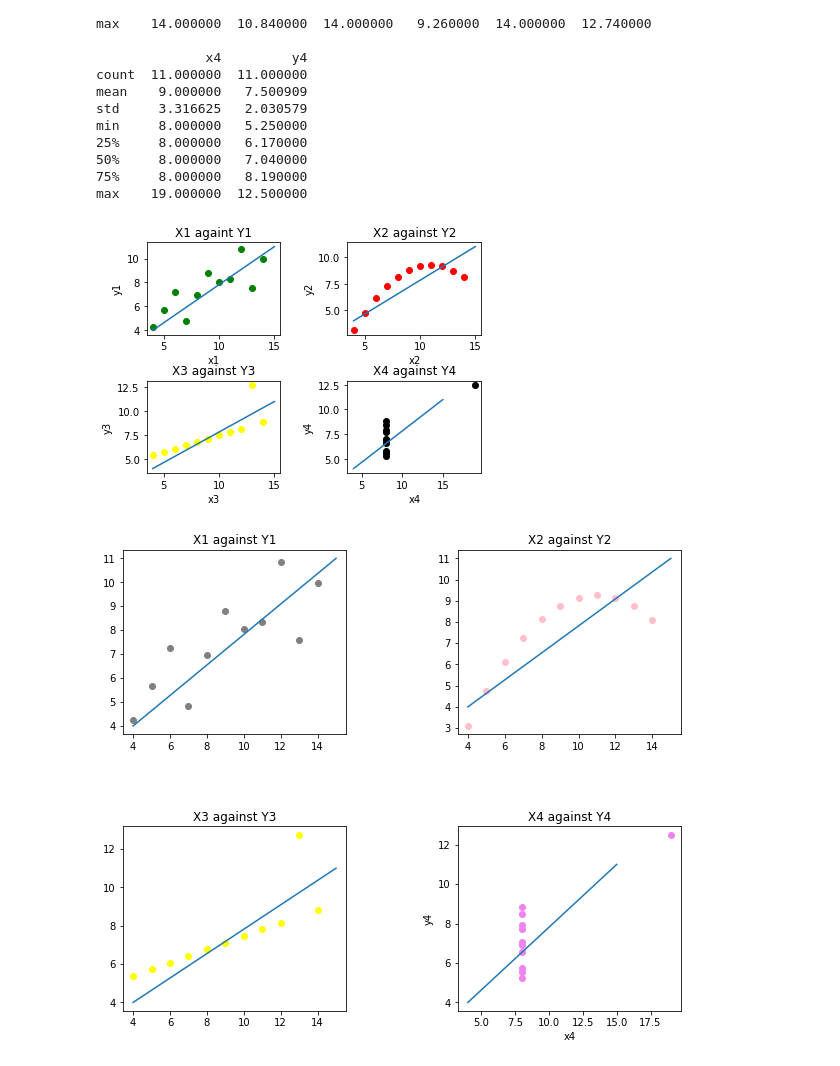
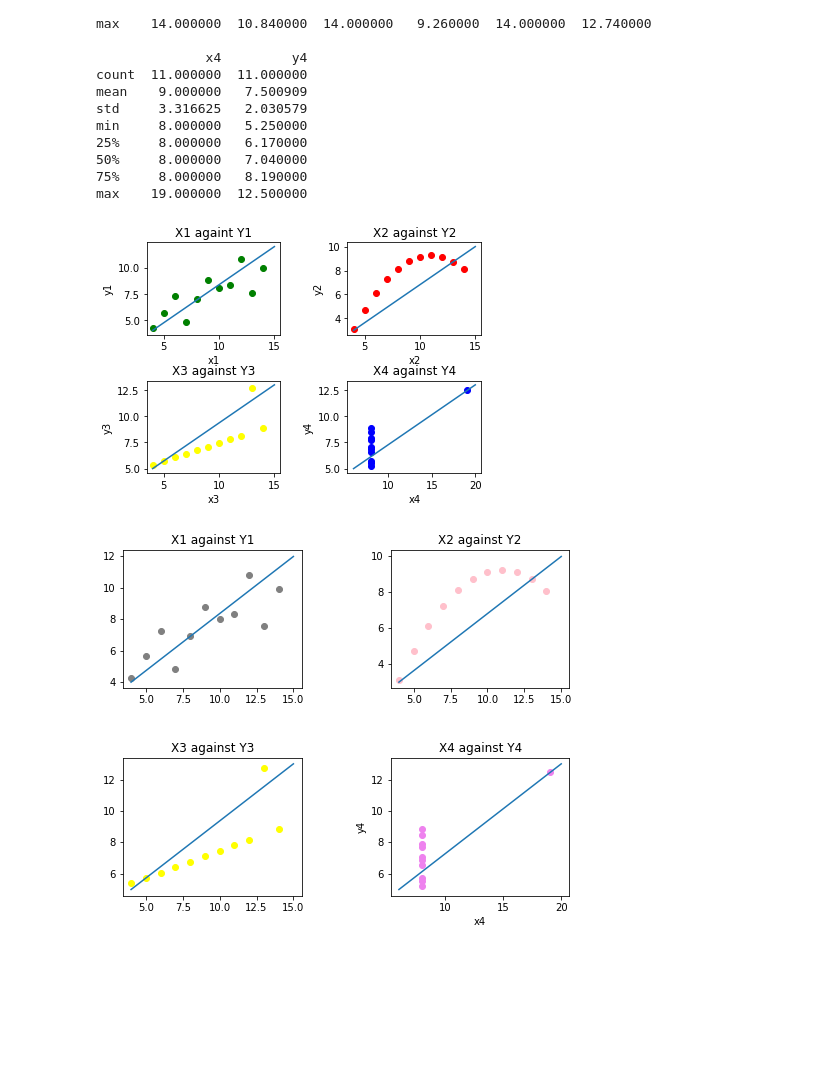
Before and after one commit to Tinauyateide/matplotlib, a Jupyter notebook: mylesson2.ipynb, the cells around one changed output. Saved outputs shown, nothing was run; the diff lists cells and outputs as text; code cells hidden in the pictures; blank space fills up the shorter version.

```diff
--- a/mylesson2.ipynb
+++ b/mylesson2.ipynb
@@ -59,63 +58,59 @@ min     8.000000   5.250000
 75%     8.000000   8.190000
 max    19.000000  12.500000
 # %%
-x=np.array([4,15])
-y=np.array([4,11])
 plt.subplot(2,2,1)
-plt.plot(x,y)
+plt.plot([4,15],[4,12])
 plt.title('X1 againt Y1')
 plt.scatter(df['x1'],df['y1'], color='green')
 plt.xlabel('x1')
 plt.ylabel('y1')
 plt.subplot(2, 2, 2)
-plt.plot(x,y)
+plt.plot([4,15],[3,10])
 plt.title('X2 against Y2')
 plt.scatter(df['x2'], df['y2'], color='red')
 plt.xlabel('x2')
 plt.ylabel('y2')
 plt.subplot(2, 2, 3)
-plt.plot(x,y)
+plt.plot([4,15],[5,13])
 plt.title('X3 against Y3')
 plt.scatter(df['x3'], df['y3'], color='yellow')
 plt.xlabel('x3')
 plt.ylabel('y3')
 plt.subplot(2, 2, 4)
-plt.plot(x,y)
+plt.plot([6,20],[5,13])
 plt.title('X4 against Y4')
-plt.scatter(df['x4'],df['y4'], color='black')
+plt.scatter(df['x4'],df['y4'], color='blue')
 plt.xlabel('x4')
 plt.ylabel('y4')
 plt.subplots_adjust(wspace=0.5, hspace=0.5, bottom=0.1, top=0.9)
 plt.show()
 # %% [output]
-[figure, old version]
+[figure, new version]
 # %%
-x=np.array([4,15])
-y=np.array([4,11])
-fig, ((ax1, ax2), (ax3, ax4)) = plt.subplots(nrows=2, ncols=2, figsize=(10, 8))
+fig, ((ax1, ax2), (ax3, ax4)) = plt.subplots(nrows=2, ncols=2, figsize=(8, 6))
 
-ax1.plot(x,y)
+ax1.plot([4,15],[4,12])
 ax1.scatter(df['x1'], df['y1'], color='grey')
 ax1.set_title('X1 against Y1')
 plt.xlabel('x1')
 plt.ylabel('y1')
-ax2.plot(x,y)
+ax2.plot([4,15],[3,10])
 ax2.scatter(df['x2'],df['y2'], color='pink')
 ax2.set_title('X2 against Y2')
 plt.xlabel('x2')
 plt.ylabel('y2')
-ax3.plot(x,y)
+ax3.plot([4,15],[5,13])
 ax3.scatter(df['x3'], df['y3'], color='yellow')
 ax3.set_title('X3 against Y3')
 plt.xlabel('x3')
 plt.ylabel('y3')
-ax4.plot(x,y)
+ax4.plot([6,20],[5,13])
 ax4.scatter(df['x4'], df['y4'], color='violet')
 ax4.set_title('X4 against Y4')
 plt.xlabel('x4')
 plt.ylabel('y4')
 
 plt.subplots_adjust(wspace=0.5, hspace=0.5, bottom=0.1, top=0.9)
 # %% [output]
-[figure, old version]
+[figure, new version]
 # %%
```
Also changed, not shown: parts of 2 cells of this notebook, 5 other files.
